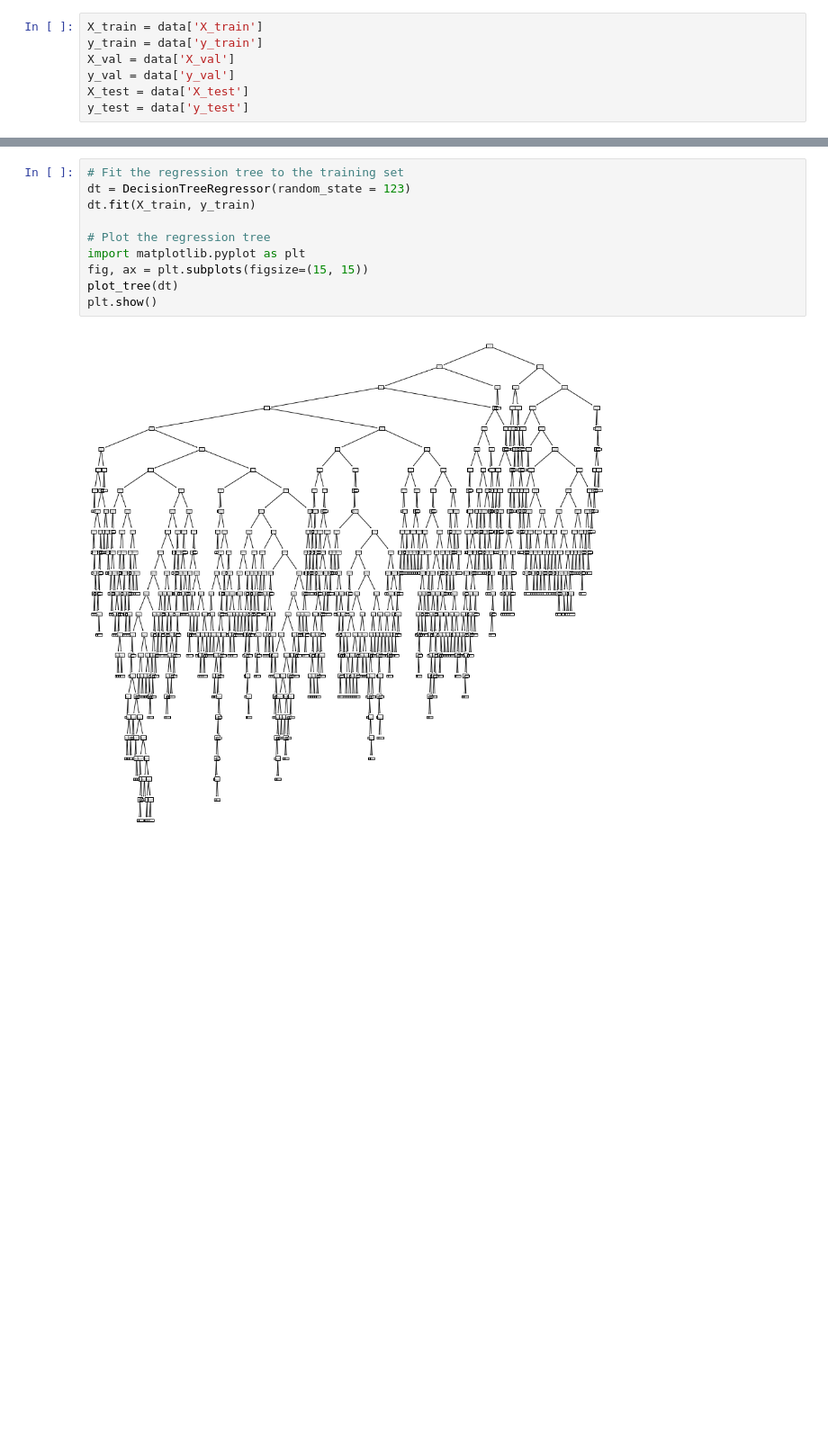
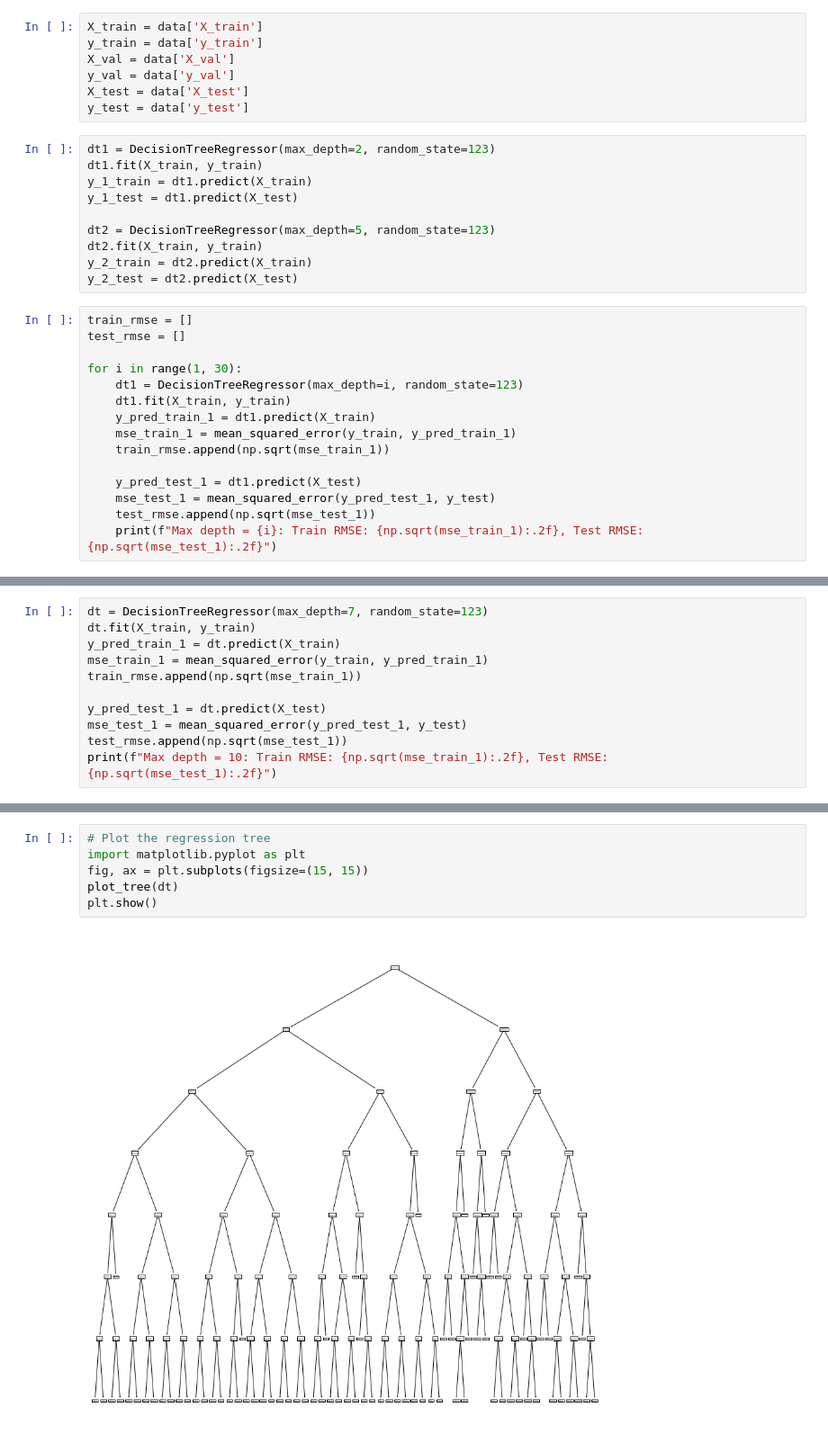
Before and after one commit to manami-16/boston-housing-analysis, a Jupyter notebook: Decision_Tree.ipynb, the cells around one changed output, grey strips where cells are left out. Shown: that part at 90% size. Cells and saved outputs as stored; diff of their text form; blank space fills up the shorter version.

```diff
--- a/Decision_Tree.ipynb
+++ b/Decision_Tree.ipynb
@@ -18,3 +19,28 @@ X_val = data['X_val']
 y_val = data['y_val']
 X_test = data['X_test']
 y_test = data['y_test']
+# %%
+dt1 = DecisionTreeRegressor(max_depth=2, random_state=123)
+dt1.fit(X_train, y_train)
+y_1_train = dt1.predict(X_train)
+y_1_test = dt1.predict(X_test)
+
+dt2 = DecisionTreeRegressor(max_depth=5, random_state=123)
+dt2.fit(X_train, y_train)
+y_2_train = dt2.predict(X_train)
+y_2_test = dt2.predict(X_test)
+# %%
+train_rmse = []
+test_rmse = []
+
+for i in range(1, 30):
+    dt1 = DecisionTreeRegressor(max_depth=i, random_state=123)
+    dt1.fit(X_train, y_train)
+    y_pred_train_1 = dt1.predict(X_train)
+    mse_train_1 = mean_squared_error(y_train, y_pred_train_1)
+    train_rmse.append(np.sqrt(mse_train_1))
+
+    y_pred_test_1 = dt1.predict(X_test)
+    mse_test_1 = mean_squared_error(y_pred_test_1, y_test)
+    test_rmse.append(np.sqrt(mse_test_1))
+    print(f"Max depth = {i}: Train RMSE: {np.sqrt(mse_train_1):.2f}, Test RMSE: {np.sqrt(mse_test_1):.2f}")
@@ -20,0 +78,11 @@ y_test = data['y_test']
+# %%
+dt = DecisionTreeRegressor(max_depth=7, random_state=123)
+dt.fit(X_train, y_train)
+y_pred_train_1 = dt.predict(X_train)
+mse_train_1 = mean_squared_error(y_train, y_pred_train_1)
+train_rmse.append(np.sqrt(mse_train_1))
+
+y_pred_test_1 = dt.predict(X_test)
+mse_test_1 = mean_squared_error(y_pred_test_1, y_test)
+test_rmse.append(np.sqrt(mse_test_1))
+print(f"Max depth = 10: Train RMSE: {np.sqrt(mse_train_1):.2f}, Test RMSE: {np.sqrt(mse_test_1):.2f}")
@@ -21,12 +91,8 @@ y_test = data['y_test']
 # %%
-# Fit the regression tree to the training set
-dt = DecisionTreeRegressor(random_state = 123)
-dt.fit(X_train, y_train)
-
 # Plot the regression tree
 import matplotlib.pyplot as plt
 fig, ax = plt.subplots(figsize=(15, 15))
 plot_tree(dt)
 plt.show()
 # %% [output]
-[figure, old version]
+[figure, new version]
```
Also changed, not shown: parts of 7 cells of this notebook, 3 other files.
